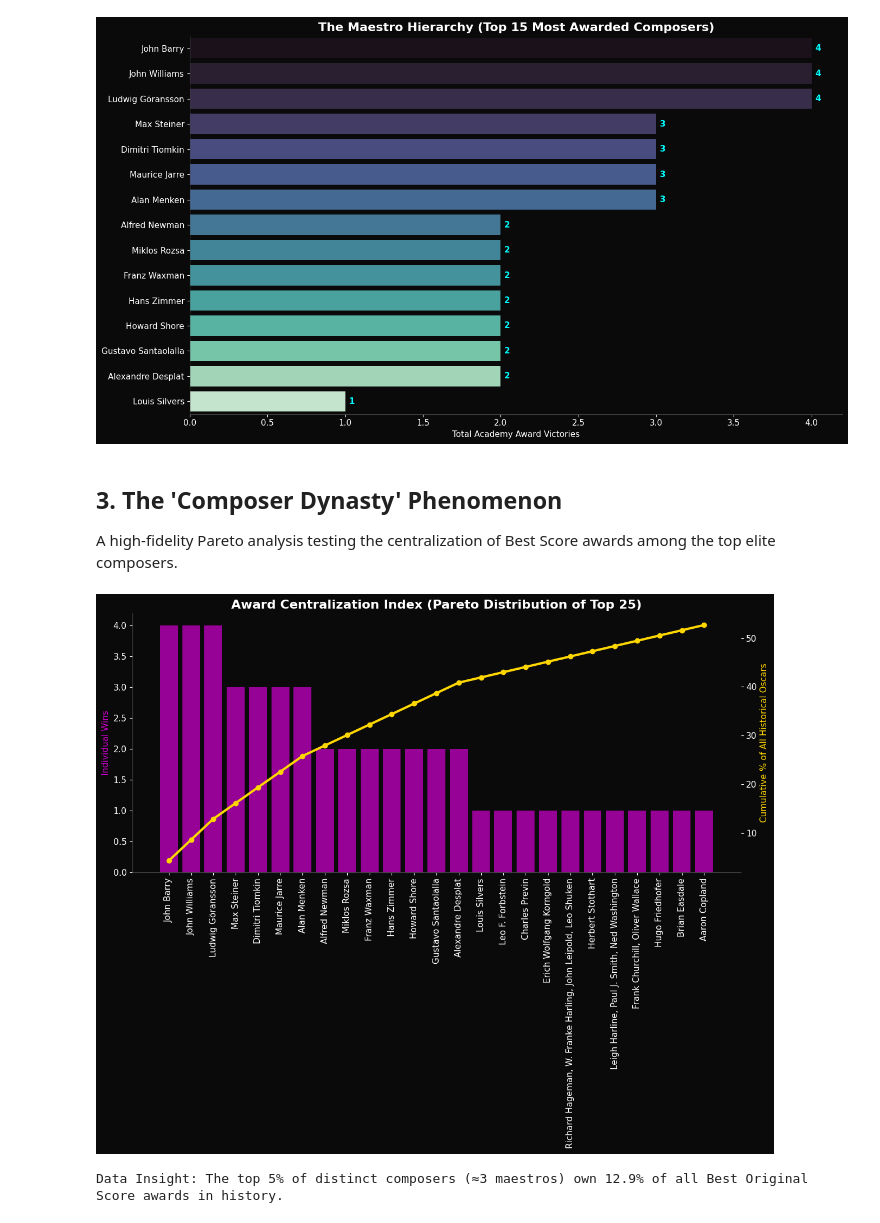
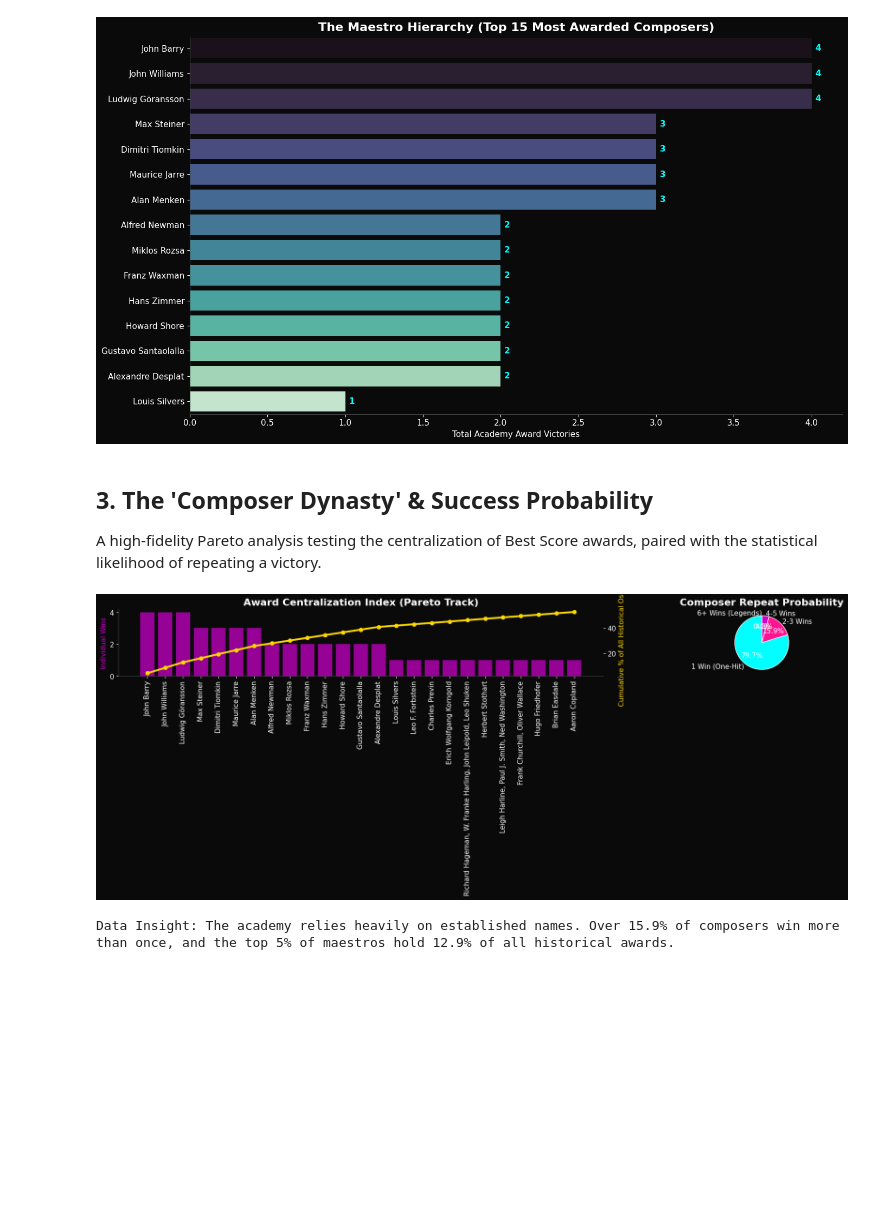
Before and after one commit to SmtTheSE/Kaggle_Analysis_SittMinThar, a Jupyter notebook: oscar_sount_track1934_2026/oscar_soundtrack_strategic_eda.ipynb, the cells around one changed output. Cells and saved outputs as stored; diff of their text form; code cells hidden in the pictures; blank space fills up the shorter version.

Commit message:
Massively expanded Oscar analytics with text analysis and career spans

```diff
--- a/oscar_sount_track1934_2026/oscar_soundtrack_strategic_eda.ipynb
+++ b/oscar_sount_track1934_2026/oscar_soundtrack_strategic_eda.ipynb
@@ -97,32 +100,39 @@ plt.show()
 # %% [output]
 [figure]
 # %% [markdown]
-## 3. The 'Composer Dynasty' Phenomenon
-A high-fidelity Pareto analysis testing the centralization of Best Score awards among the top elite composers.
+## 3. The 'Composer Dynasty' & Success Probability
+A high-fidelity Pareto analysis testing the centralization of Best Score awards, paired with the statistical likelihood of repeating a victory.
 # %%
 # Calculate Cumulative Ownership
 win_counts = df['Composer'].value_counts()
 total_awards = len(df)
 cumulative_pct = win_counts.cumsum() / total_awards * 100
 
-fig, ax1 = plt.subplots(figsize=(14, 6))
+fig, (ax1, ax3) = plt.subplots(1, 2, figsize=(18, 7), gridspec_kw={'width_ratios': [2, 1]})
 
 top_25 = win_counts.head(25)
 ax1.bar(top_25.index, top_25.values, color=VIBRANT_PURPLE, alpha=0.7)
 ax1.set_ylabel('Individual Wins', color=VIBRANT_PURPLE)
 ax1.tick_params(axis='x', rotation=90)
-ax1.set_title("Award Centralization Index (Pareto Distribution of Top 25)", fontweight='bold')
+ax1.set_title("Award Centralization Index (Pareto Track)", fontweight='bold')
 
 ax2 = ax1.twinx()
 ax2.plot(top_25.index, cumulative_pct.head(25).values, color=VIBRANT_GOLD, linewidth=3, marker='o')
 ax2.set_ylabel('Cumulative % of All Historical Oscars', color=VIBRANT_GOLD)
-ax2.grid(False) # Turn off ax2 grid to avoid overlap
+ax2.grid(False)
 
+# Pie Chart of 1-Hit Wonders vs Multi-Winners
+bins = pd.cut(win_counts, bins=[0, 1, 3, 5, float('inf')], labels=['1 Win (One-Hit)', '2-3 Wins', '4-5 Wins', '6+ Wins (Legends)'])
+bin_counts = bins.value_counts()
+ax3.pie(bin_counts, labels=bin_counts.index, autopct='%1.1f%%', colors=[VIBRANT_CYAN, VIBRANT_PINK, VIBRANT_PURPLE, VIBRANT_GOLD], startangle=90, wedgeprops={'edgecolor': 'white'})
+ax3.set_title("Composer Repeat Probability", fontweight='bold')
+
+plt.tight_layout()
 plt.show()
 
 top_5_pct = len(win_counts) * 0.05
 top_5_wins = win_counts.head(int(top_5_pct)).sum()
-print(f"Data Insight: The top 5% of distinct composers (≈{int(top_5_pct)} maestros) own {top_5_wins / total_awards * 100:.1f}% of all Best Original Score awards in history.")
+print(f"Data Insight: The academy relies heavily on established names. Over {bin_counts['2-3 Wins']/len(win_counts)*100:.1f}% of composers win more than once, and the top 5% of maestros hold {top_5_wins / total_awards * 100:.1f}% of all historical awards.")
 # %% [output]
-[figure, old version]
+[figure, new version]
-Data Insight: The top 5% of distinct composers (≈3 maestros) own 12.9% of all Best Original Score awards in history.
+Data Insight: The academy relies heavily on established names. Over 15.9% of composers win more than once, and the top 5% of maestros hold 12.9% of all historical awards.
```
Also changed, not shown: parts of 10 cells of this notebook, 1 other file.
